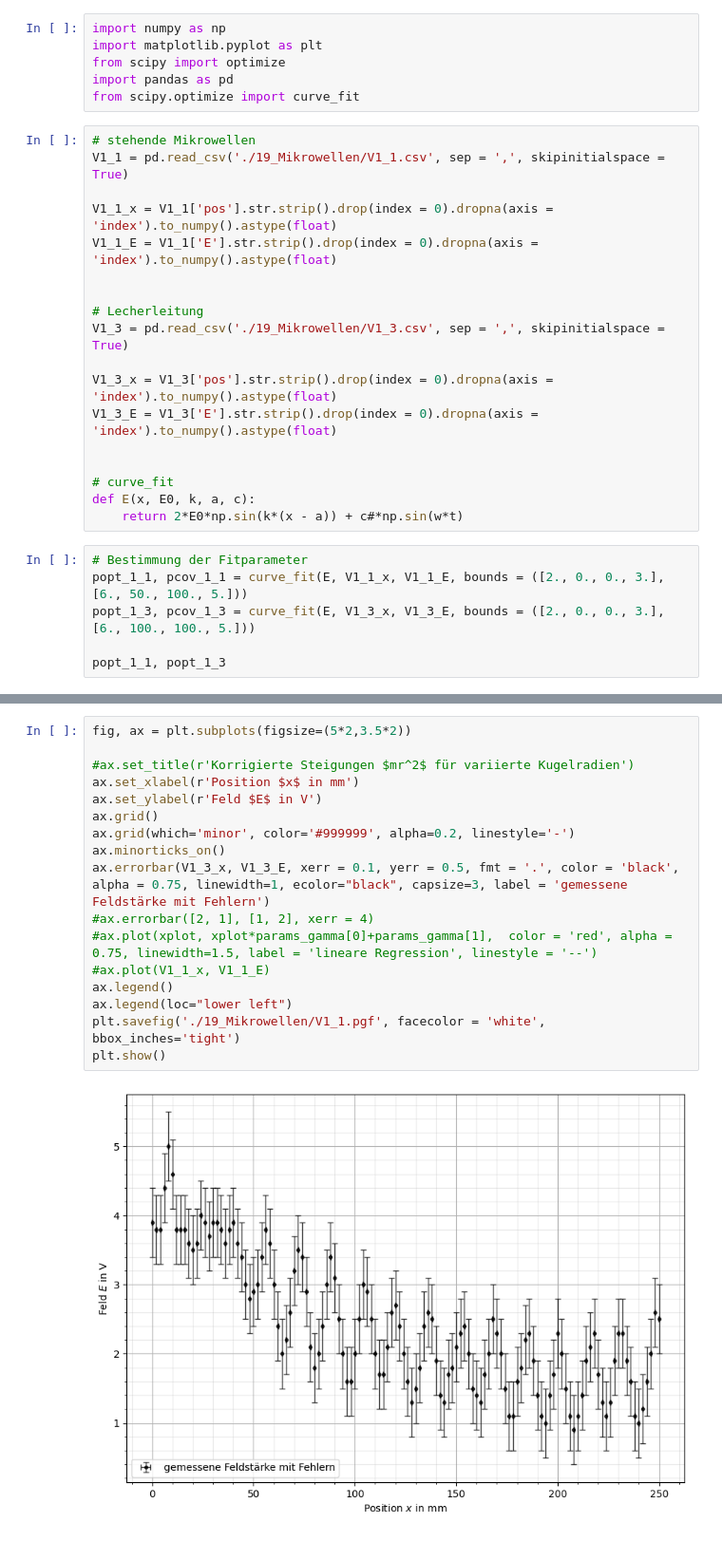
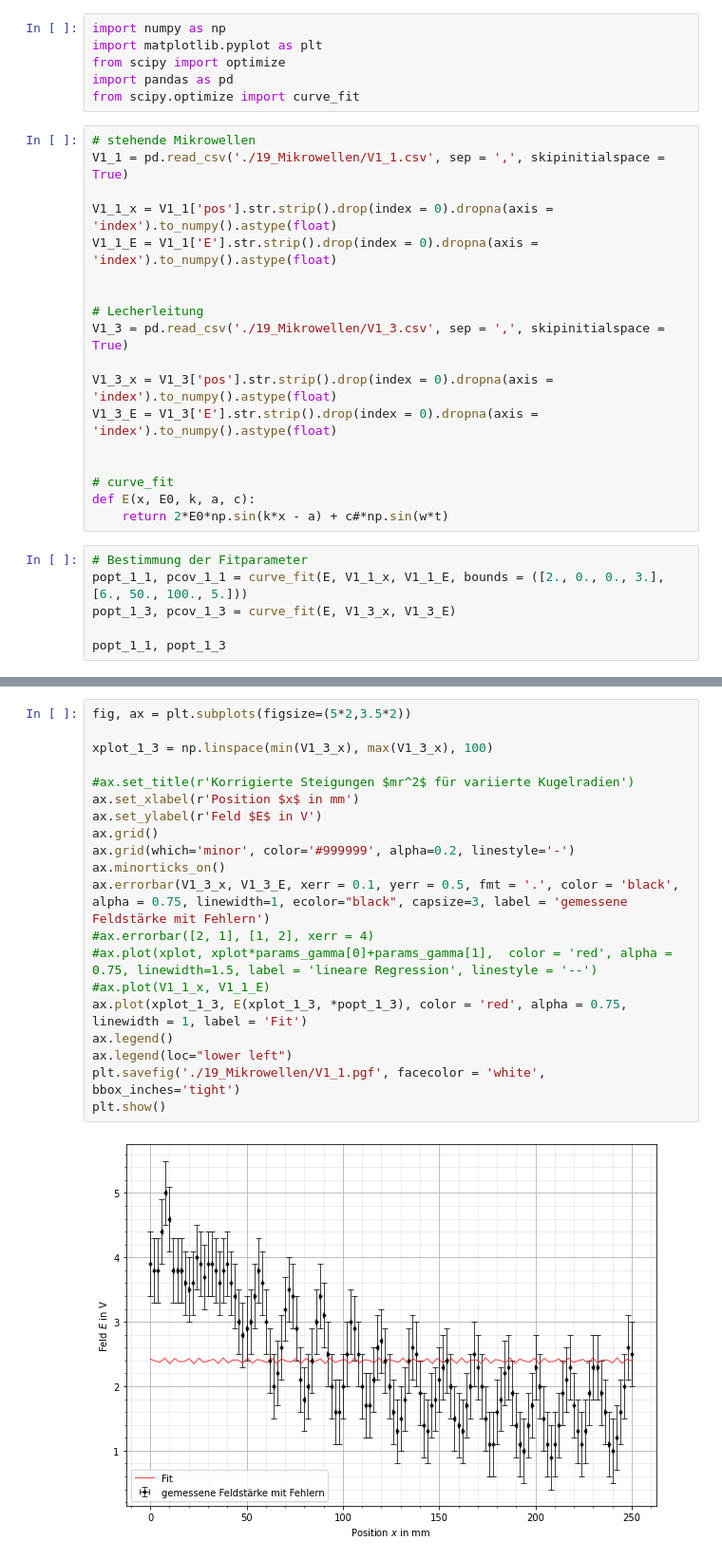
Before and after one commit to CVC97/ExPhy-III-Praktikum, a Jupyter notebook: 19_Mikrowellen.ipynb, the cells around one changed output, grey strips where cells are left out. Shown at 95% size. Cells and saved outputs as stored; diff of their text form.

```diff
--- a/19_Mikrowellen.ipynb
+++ b/19_Mikrowellen.ipynb
@@ -21,11 +21,11 @@ V1_3_E = V1_3['E'].str.strip().drop(index = 0).dropna(axis = 'index').to_numpy()
 
 # curve_fit
 def E(x, E0, k, a, c):
-    return 2*E0*np.sin(k*(x - a)) + c#*np.sin(w*t)
+    return 2*E0*np.sin(k*x - a) + c#*np.sin(w*t)
 # %%
 # Bestimmung der Fitparameter
 popt_1_1, pcov_1_1 = curve_fit(E, V1_1_x, V1_1_E, bounds = ([2., 0., 0., 3.], [6., 50., 100., 5.]))
-popt_1_3, pcov_1_3 = curve_fit(E, V1_3_x, V1_3_E, bounds = ([2., 0., 0., 3.], [6., 100., 100., 5.]))
+popt_1_3, pcov_1_3 = curve_fit(E, V1_3_x, V1_3_E)
 
 popt_1_1, popt_1_3
 # %% [output]
@@ -56,19 +56,22 @@ plt.show()
 # %%
 fig, ax = plt.subplots(figsize=(5*2,3.5*2))
+
+xplot_1_3 = np.linspace(min(V1_3_x), max(V1_3_x), 100)
 
 #ax.set_title(r'Korrigierte Steigungen $mr^2$ für variierte Kugelradien')
 ax.set_xlabel(r'Position $x$ in mm')
 ax.set_ylabel(r'Feld $E$ in V')
 ax.grid()
 ax.grid(which='minor', color='#999999', alpha=0.2, linestyle='-')
 ax.minorticks_on()
 ax.errorbar(V1_3_x, V1_3_E, xerr = 0.1, yerr = 0.5, fmt = '.', color = 'black', alpha = 0.75, linewidth=1, ecolor="black", capsize=3, label = 'gemessene Feldstärke mit Fehlern')
 #ax.errorbar([2, 1], [1, 2], xerr = 4)
 #ax.plot(xplot, xplot*params_gamma[0]+params_gamma[1],  color = 'red', alpha = 0.75, linewidth=1.5, label = 'lineare Regression', linestyle = '--')
 #ax.plot(V1_1_x, V1_1_E)
+ax.plot(xplot_1_3, E(xplot_1_3, *popt_1_3), color = 'red', alpha = 0.75, linewidth = 1, label = 'Fit')
 ax.legend()
 ax.legend(loc="lower left")
 plt.savefig('./19_Mikrowellen/V1_1.pgf', facecolor = 'white', bbox_inches='tight')
 plt.show()
 # %% [output]
-[figure, old version]
+[figure, new version]
```
Also changed, not shown: parts of 2 cells of this notebook.
